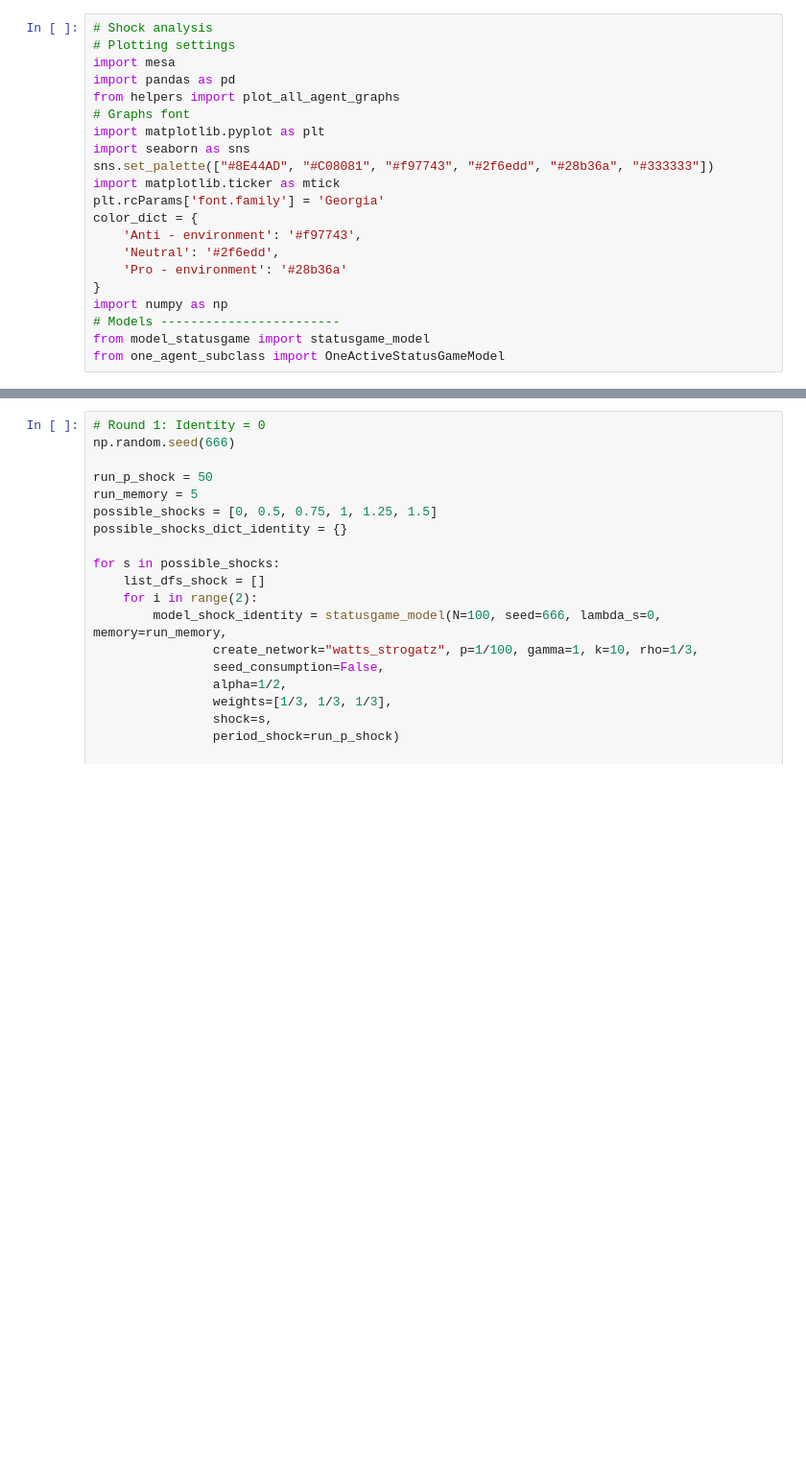
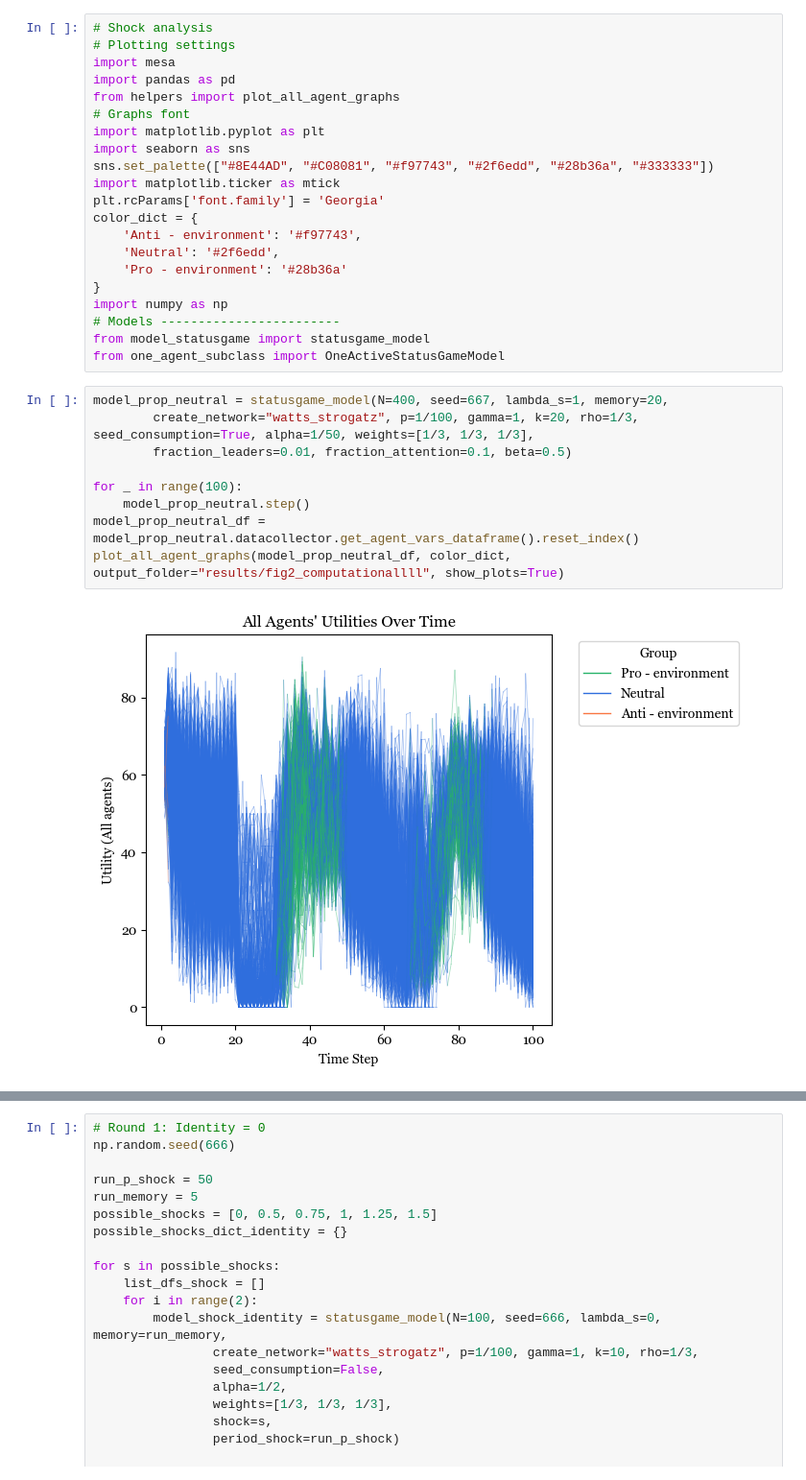
Before and after one commit to s-herrerag/enviromental_behavior_dynamics, a Jupyter notebook: preliminary_shocks.ipynb, the cells around one changed output, grey strips where cells are left out. Shown at 96% size. Drawn from its saved outputs; the diff is of its cells as text; blank space fills up the shorter version.

Commit message:
Inclusion of leadership

```diff
--- a/preliminary_shocks.ipynb
+++ b/preliminary_shocks.ipynb
@@ -19,3 +19,14 @@ import numpy as np
 # Models ------------------------
 from model_statusgame import statusgame_model
 from one_agent_subclass import OneActiveStatusGameModel
+# %%
+model_prop_neutral = statusgame_model(N=400, seed=667, lambda_s=1, memory=20,
+        create_network="watts_strogatz", p=1/100, gamma=1, k=20, rho=1/3, seed_consumption=True, alpha=1/50, weights=[1/3, 1/3, 1/3],
+        fraction_leaders=0.01, fraction_attention=0.1, beta=0.5)
+
+for _ in range(100):
+    model_prop_neutral.step()
+model_prop_neutral_df = model_prop_neutral.datacollector.get_agent_vars_dataframe().reset_index()
+plot_all_agent_graphs(model_prop_neutral_df, color_dict, output_folder="results/fig2_computationallll", show_plots=True)
+# %% [output]
+[figure, added]
```
Also changed, not shown: parts of 6 cells of this notebook, 3 other files.
